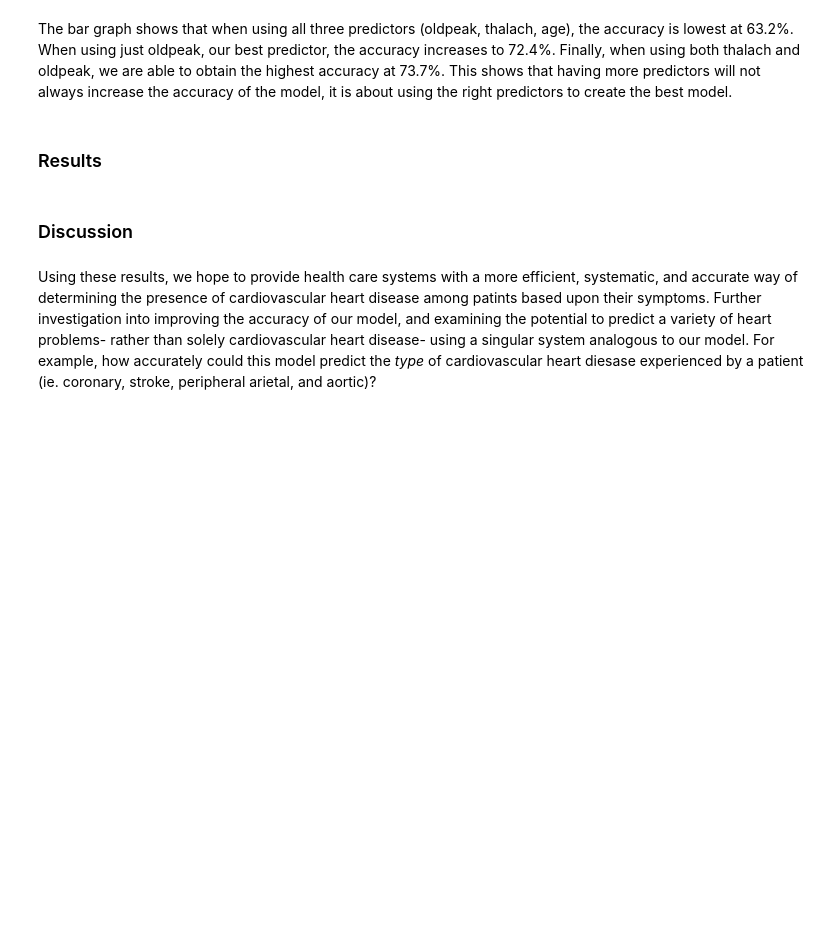
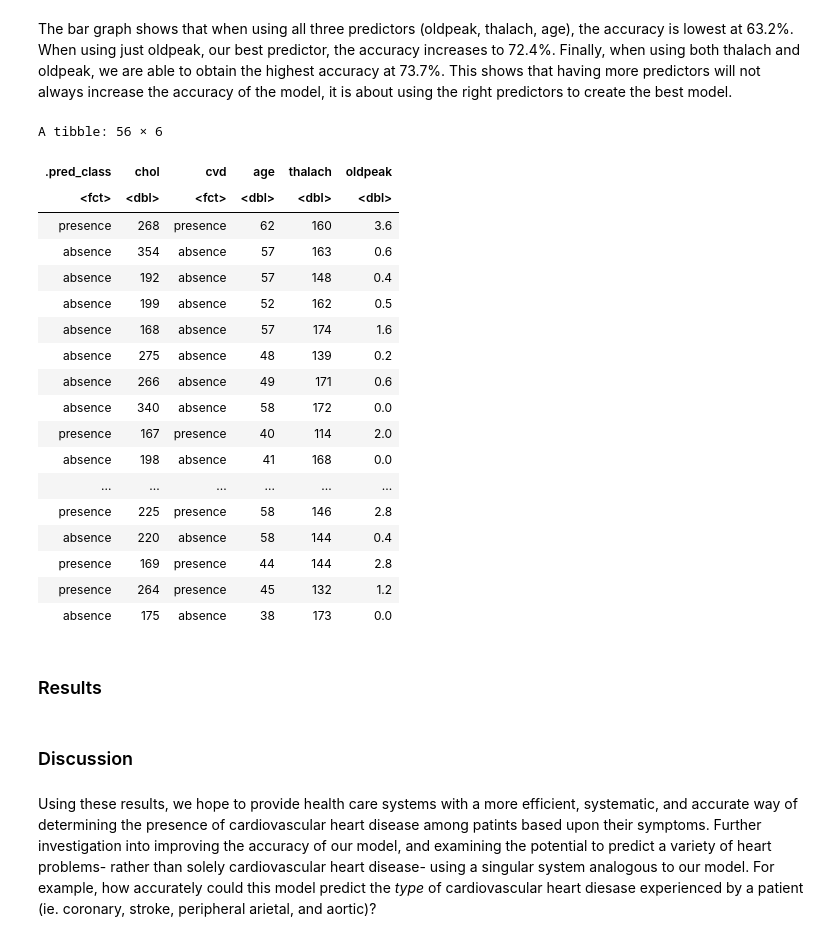
Before and after one commit to mcarbert/dsci_group_8, a Jupyter notebook: project_proposal.ipynb, the cells around one changed output. Saved outputs shown, nothing was run; the diff lists cells and outputs as text; code cells hidden in the pictures; blank space fills up the shorter version.

```diff
--- a/project_proposal.ipynb
+++ b/project_proposal.ipynb
@@ -295,5 +308,41 @@ A tibble: 3 × 4
 # %% [markdown]
 The bar graph shows that when using all three predictors (oldpeak, thalach, age), the accuracy is lowest at 63.2%. When using just oldpeak, our best predictor, the accuracy increases to 72.4%. Finally, when using both thalach and oldpeak, we are able to obtain the highest accuracy at 73.7%. This shows that having more predictors will not always increase the accuracy of the model, it is about using the right predictors to create the best model.
+# %%
+set.seed(1)
+#use predict and accuracy on oldpeak and thalach
+two_recipe<-recipe(cvd~ oldpeak + thalach, data = hd_train) %>%
+    step_scale(all_predictors()) %>%
+    step_center(all_predictors())
+two_wf<- workflow() %>%
+    add_recipe(two_recipe) %>%
+    add_model(heart_spec) %>%
+    fit(data = hd_train)
+two_predict<-predict(two_wf, hd_test) %>%
+    bind_cols(hd_test)
+correct<- two_predict %>%
+    filter(.pred_class == cvd)
+incorrect<-two_predict %>%
+    filter(.pred_class != cvd)
+# %% [output]
+A tibble: 56 × 6
+| .pred_class | chol | cvd | age | thalach | oldpeak |
+| <fct> | <dbl> | <fct> | <dbl> | <dbl> | <dbl> |
+| presence | 268 | presence | 62 | 160 | 3.6 |
+| absence | 354 | absence | 57 | 163 | 0.6 |
+| absence | 192 | absence | 57 | 148 | 0.4 |
+| absence | 199 | absence | 52 | 162 | 0.5 |
+| absence | 168 | absence | 57 | 174 | 1.6 |
+| absence | 275 | absence | 48 | 139 | 0.2 |
+| absence | 266 | absence | 49 | 171 | 0.6 |
+| absence | 340 | absence | 58 | 172 | 0.0 |
+| presence | 167 | presence | 40 | 114 | 2.0 |
+| absence | 198 | absence | 41 | 168 | 0.0 |
+| ... | ... | ... | ... | ... | ... |
+| presence | 225 | presence | 58 | 146 | 2.8 |
+| absence | 220 | absence | 58 | 144 | 0.4 |
+| presence | 169 | presence | 44 | 144 | 2.8 |
+| presence | 264 | presence | 45 | 132 | 1.2 |
+| absence | 175 | absence | 38 | 173 | 0.0 |
 # %% [markdown]
 ### Results
 # %% [markdown]
```
Also changed, not shown: parts of 6 cells of this notebook.
